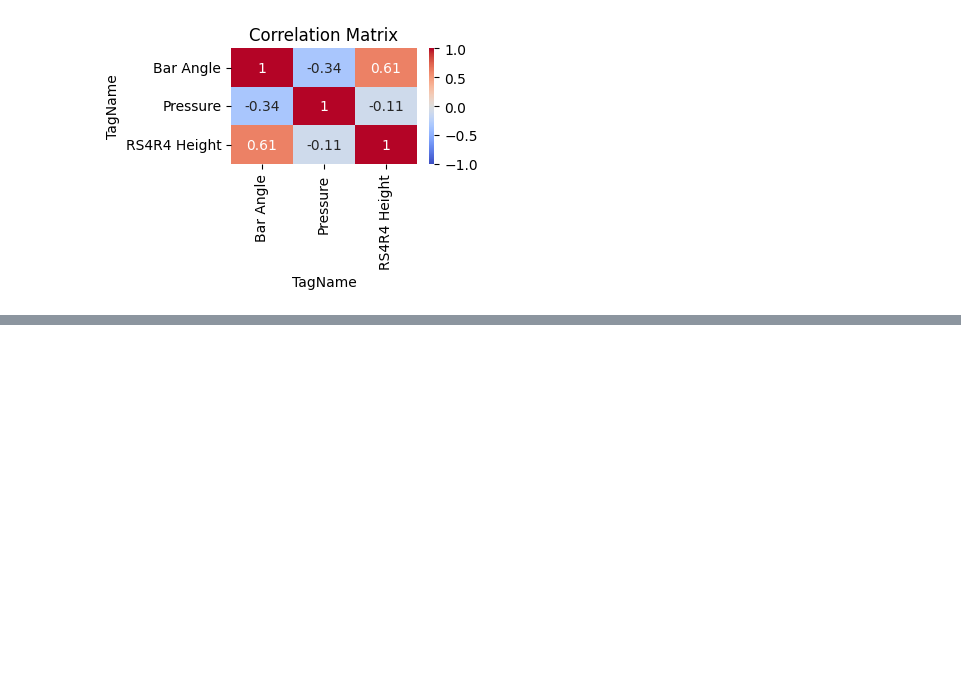
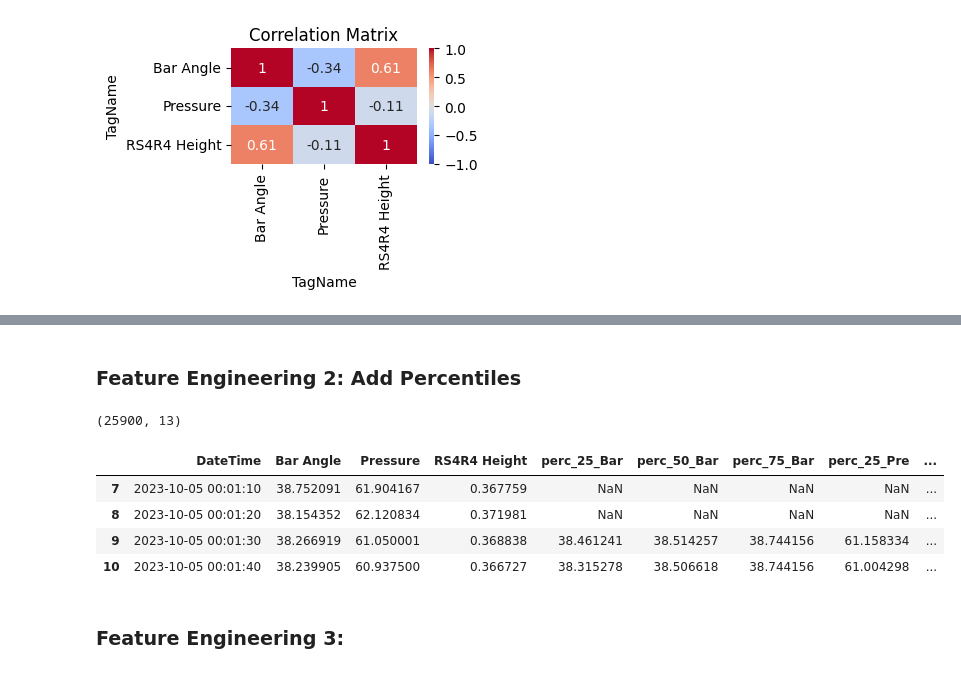
Before and after one commit to iseakash/data_science_materials, a Jupyter notebook: ml_standard_codes/feature_engg/time_series_features.ipynb, the cells around one changed output, grey strips where cells are left out. Saved outputs shown, nothing was run; the diff lists cells and outputs as text; code cells hidden in the pictures; blank space fills up the shorter version.

```diff
--- a/ml_standard_codes/feature_engg/time_series_features.ipynb
+++ b/ml_standard_codes/feature_engg/time_series_features.ipynb
@@ -23,6 +23,8 @@ bar_angle = 'Bar Angle'
 pressure = 'Pressure'
 height = 'RS4R4 Height'
 col_name = [bar_angle, pressure, height]
+roll_window = 10
+percentiles = [25, 50, 75]
 # %%
 def reads_parquet(filename:str) -> pd.DataFrame:
     try:
@@ -134,6 +136,18 @@ def plots_timeseries_data(df:pd.DataFrame, col_name:list, time_axis:str):
     # Adjust the spacing between the plots
     plt.subplots_adjust(hspace=0.755)
     plt.show()
+# %%
+def rolling_percentiles(series):
+    return (np.percentile(series.dropna(), percentiles)).tolist()
+
+def creates_percentile_col(df:pd.DataFrame, percentiles:list, column:str, roll_window:int) -> pd.DataFrame:
+    return pd.DataFrame({f"perc_{percentiles[i]}_{column[:3]}" : df[column].rolling(window=roll_window).apply(lambda x: rolling_percentiles(x)[i], raw=False).tolist() for i in range(len(percentiles))})
+
+def concats_percentile_data(df:pd.DataFrame, percentiles:list, col_name:list, roll_window:int) -> pd.DataFrame:
+    # Iterate over the list of DataFrames and concatenate
+    for col in col_name:
+        df = pd.concat([df, creates_percentile_col(df, percentiles, col, roll_window)], axis=1)
+    return df
 # %%
 df = reads_parquet(filename)
 df = drops_null(df)
@@ -188,0 +216,15 @@ plots_timeseries_data(df_grouped, col_name, datetime)
+# %% [markdown]
+### Feature Engineering 2: Add Percentiles
+# %%
+perc_final_df = concats_percentile_data(df_grouped, percentiles, col_name, roll_window)
+print(perc_final_df.shape)
+perc_final_df.loc[7:10]
+# %% [output]
+(25900, 13)
+|  | DateTime | Bar Angle | Pressure | RS4R4 Height | perc_25_Bar | perc_50_Bar | perc_75_Bar | perc_25_Pre | ... |
+| 7 | 2023-10-05 00:01:10 | 38.752091 | 61.904167 | 0.367759 | NaN | NaN | NaN | NaN | ... |
+| 8 | 2023-10-05 00:01:20 | 38.154352 | 62.120834 | 0.371981 | NaN | NaN | NaN | NaN | ... |
+| 9 | 2023-10-05 00:01:30 | 38.266919 | 61.050001 | 0.368838 | 38.461241 | 38.514257 | 38.744156 | 61.158334 | ... |
+| 10 | 2023-10-05 00:01:40 | 38.239905 | 60.937500 | 0.366727 | 38.315278 | 38.506618 | 38.744156 | 61.004298 | ... |
+# %% [markdown]
+### Feature Engineering 3:
```
Also changed, not shown: parts of 5 cells of this notebook.
